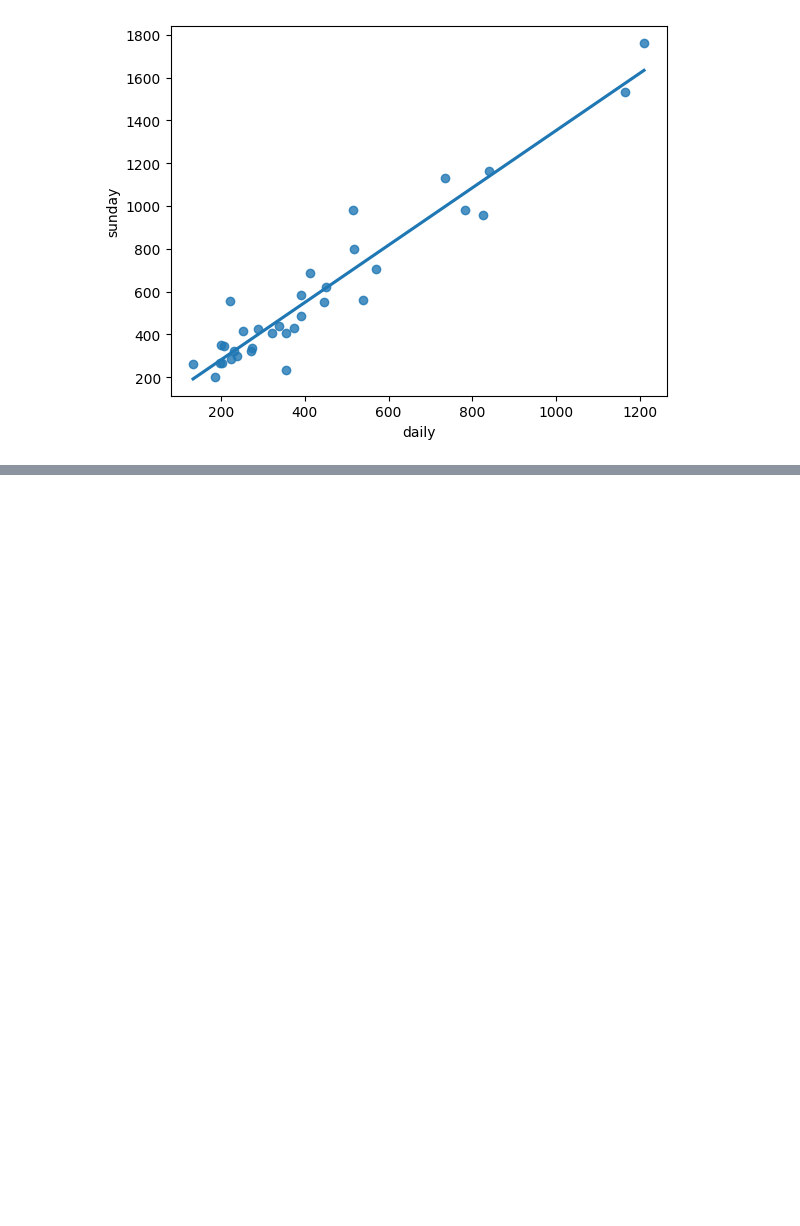
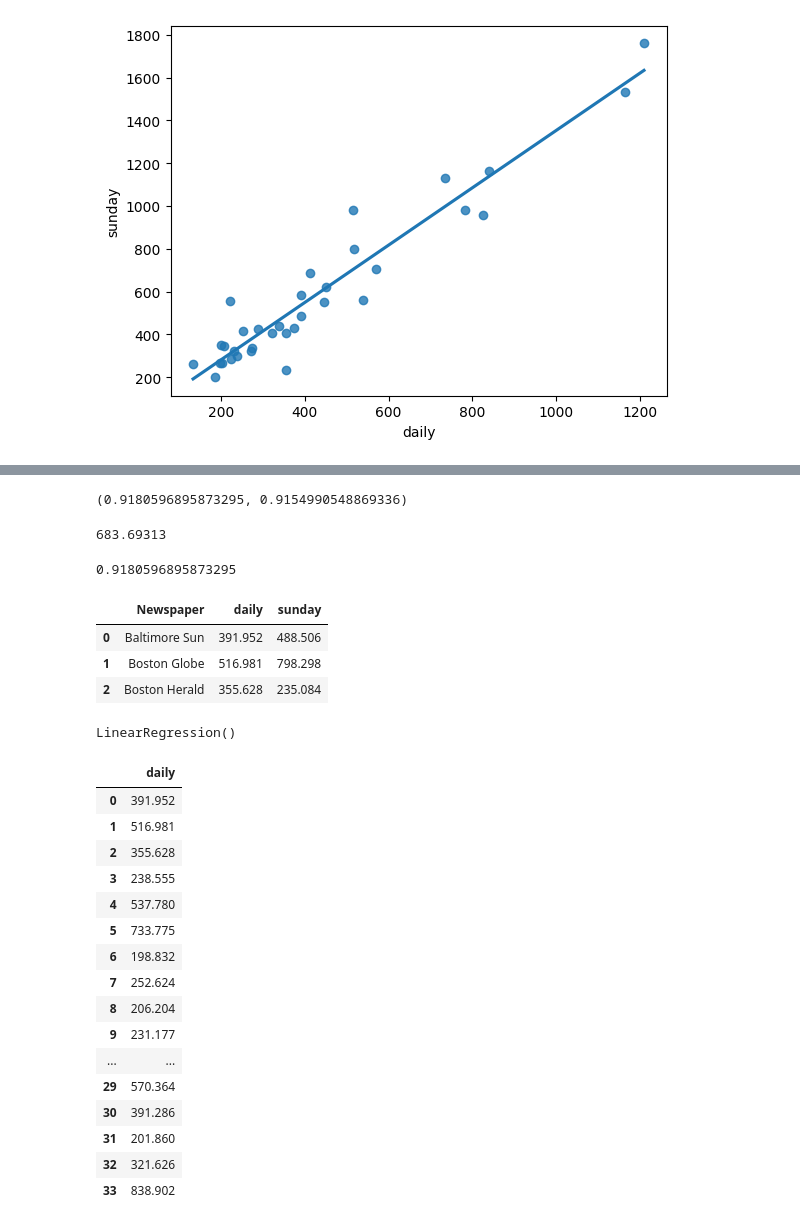
Before and after one commit to manash059/DAY-18_AD, a Jupyter notebook: DAY_18_AD.ipynb, the cells around one changed output, grey strips where cells are left out. Drawn from its saved outputs; the diff is of its cells as text; code cells hidden in the pictures; blank space fills up the shorter version.

```diff
--- a/DAY_18_AD.ipynb
+++ b/DAY_18_AD.ipynb
@@ -76,0 +93,4 @@ sns.regplot(x='daily',y='sunday',data=data,ci=None);
+# %%
+(model.rsquared,model.rsquared_adj)
+# %% [output]
+(0.9180596895873295, 0.9154990548869336)
@@ -76,0 +101,9 @@ sns.regplot(x='daily',y='sunday',data=data,ci=None);
+# %%
+sunday
+# %% [output]
+683.69313
+# %%
+#R squared values
+model.rsquared
+# %% [output]
+0.9180596895873295
@@ -76,0 +112,32 @@ sns.regplot(x='daily',y='sunday',data=data,ci=None);
+# %%
+data.head(3)
+# %% [output]
+|  | Newspaper | daily | sunday |
+| 0 | Baltimore Sun | 391.952 | 488.506 |
+| 1 | Boston Globe | 516.981 | 798.298 |
+| 2 | Boston Herald | 355.628 | 235.084 |
+# %%
+lr=LinearRegression()
+lr.fit(data[['daily']],data['sunday'])
+# %% [output]
+LinearRegression()
+# %%
+data[['daily']]
+# %% [output]
+|  | daily |
+| 0 | 391.952 |
+| 1 | 516.981 |
+| 2 | 355.628 |
+| 3 | 238.555 |
+| 4 | 537.780 |
+| 5 | 733.775 |
+| 6 | 198.832 |
+| 7 | 252.624 |
+| 8 | 206.204 |
+| 9 | 231.177 |
+| ... | ... |
+| 29 | 570.364 |
+| 30 | 391.286 |
+| 31 | 201.860 |
+| 32 | 321.626 |
+| 33 | 838.902 |
```
Also changed, not shown: parts of 6 cells of this notebook.
